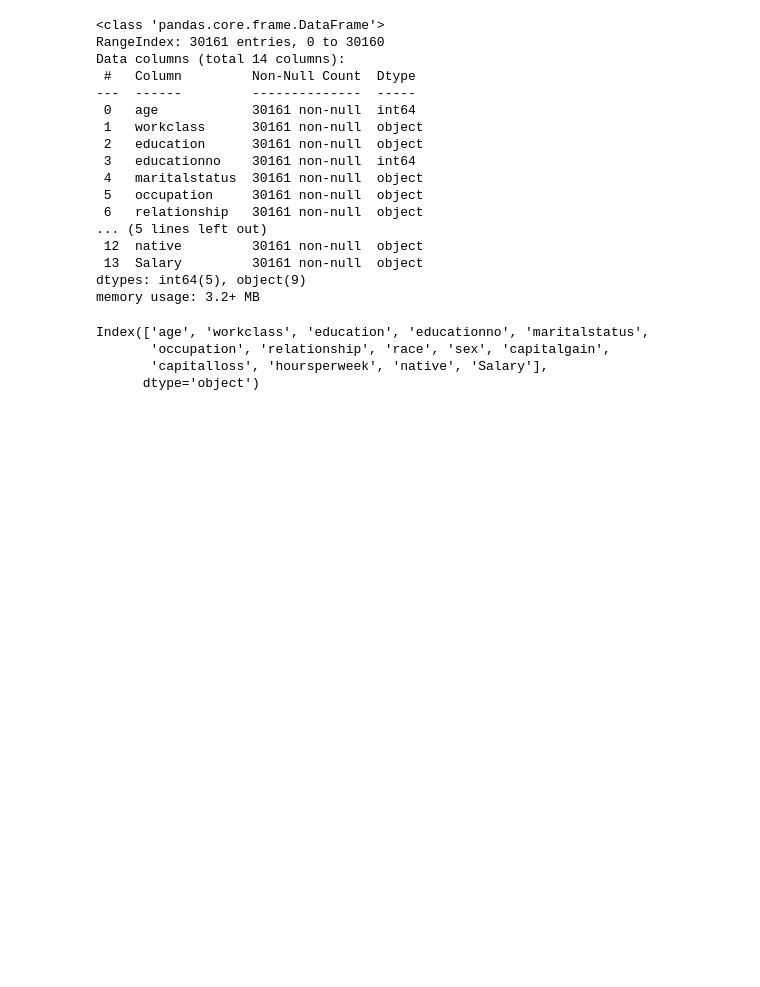
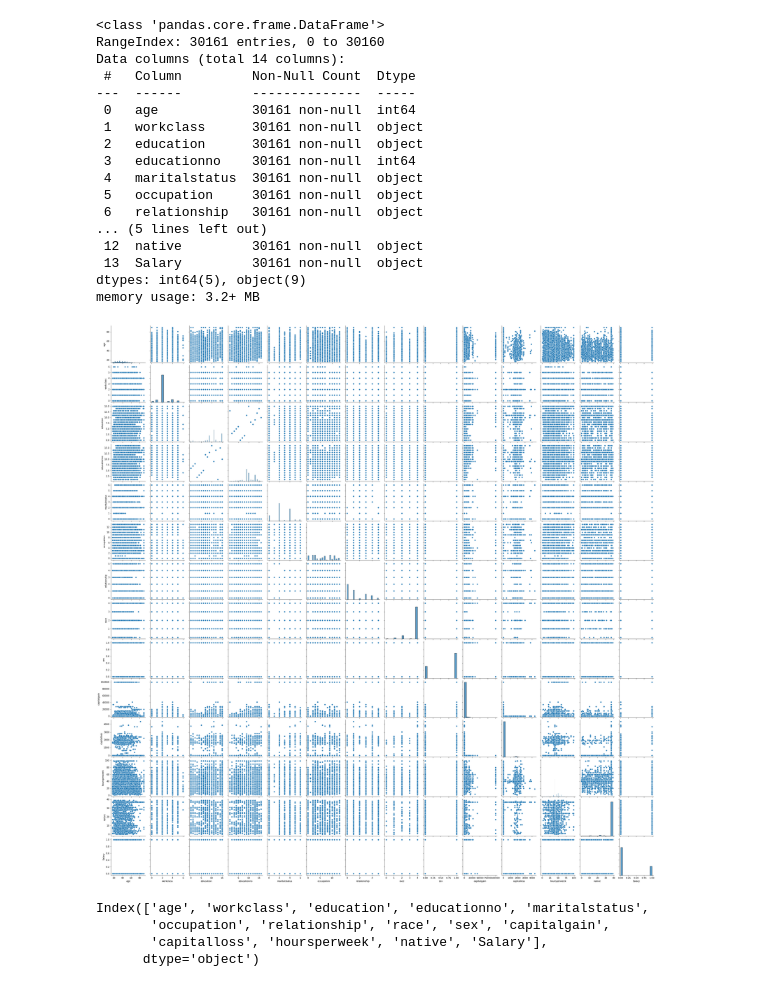
Before and after one commit to Arshad4617/Assignments, a Jupyter notebook: naive_bayes/salary.ipynb, the cells around one changed output. Drawn from its saved outputs; the diff is of its cells as text; code cells hidden in the pictures; blank space fills up the shorter version.

```diff
--- a/naive_bayes/salary.ipynb
+++ b/naive_bayes/salary.ipynb
@@ -52,6 +52,11 @@ Data columns (total 14 columns):
  13  Salary         30161 non-null  object
 dtypes: int64(5), object(9)
 memory usage: 3.2+ MB
+# %%
+sns.pairplot(salary_data)
+plt.show()
+# %% [output]
+[figure, added]
 # %%
 salary_data.columns
 # %% [output]
```
Also changed, not shown: parts of 6 cells of this notebook.
